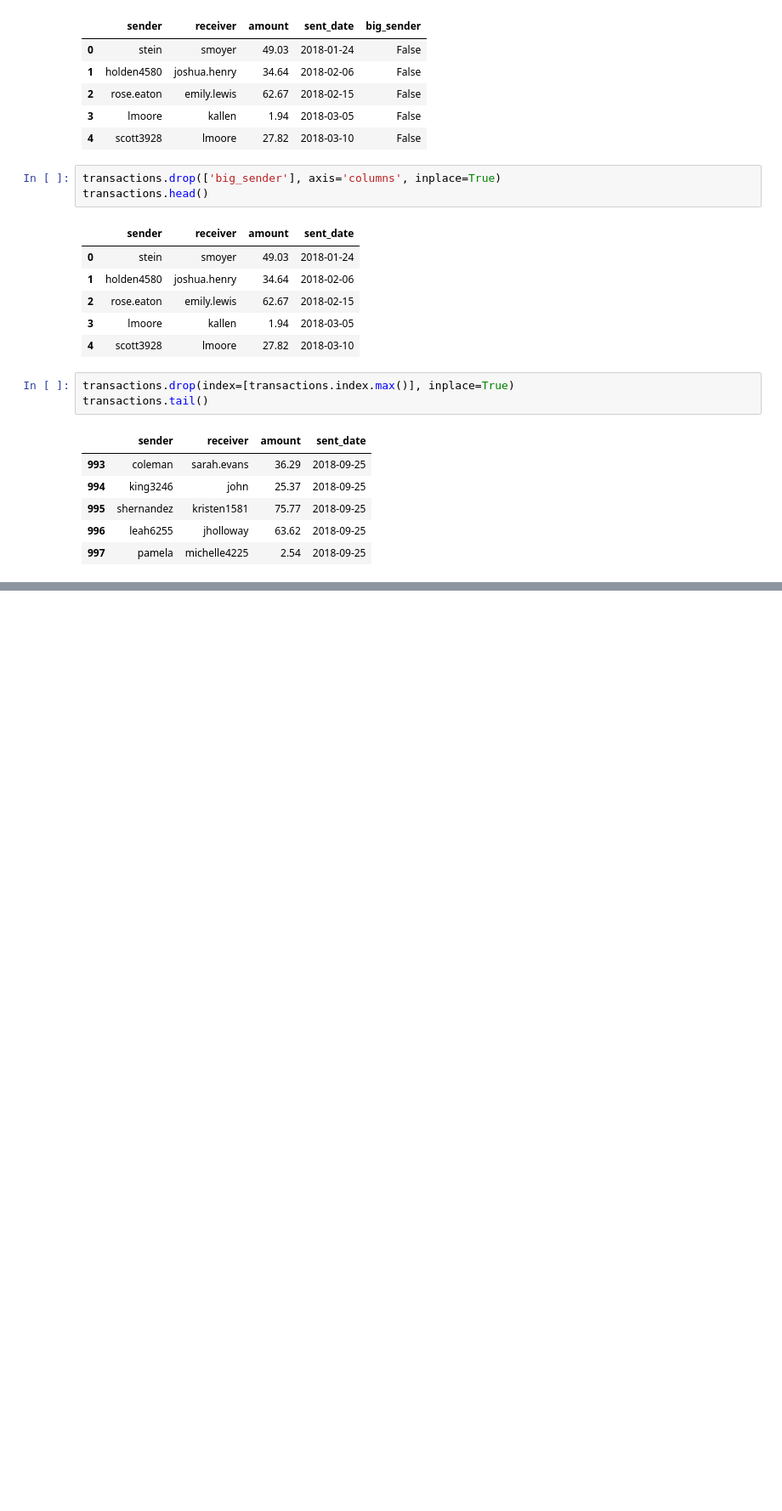
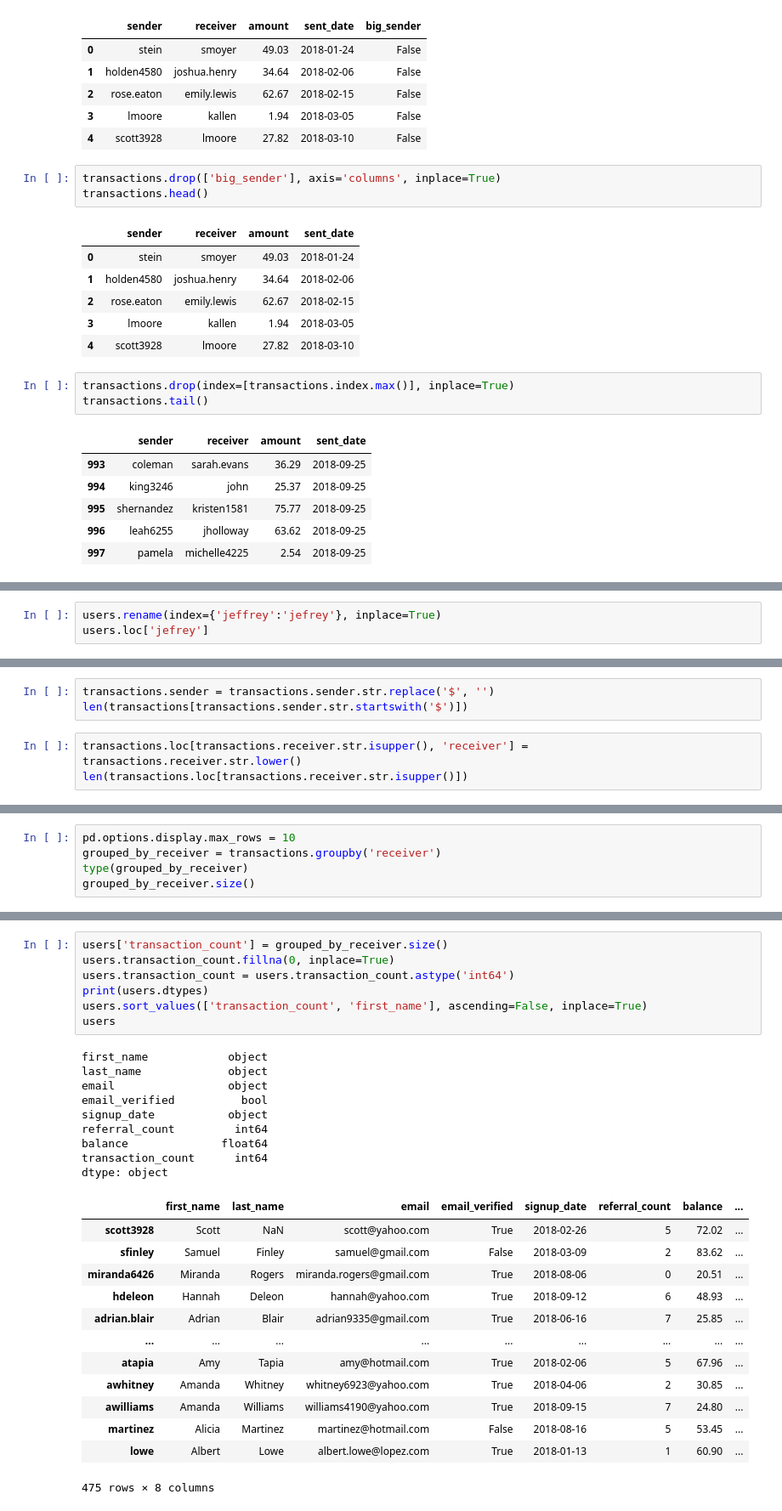
Before and after one commit to zstearman3/treehouse-pandas, a Jupyter notebook: Pandas Coding Challenge.ipynb, the cells around one changed output, grey strips where cells are left out. Shown at 85% size. Saved outputs shown, nothing was run; the diff lists cells and outputs as text; blank space fills up the shorter version.

```diff
--- a/Pandas Coding Challenge.ipynb
+++ b/Pandas Coding Challenge.ipynb
@@ -282,0 +296,3 @@ transactions.tail()
+# %%
+users.rename(index={'jeffrey':'jefrey'}, inplace=True)
+users.loc['jefrey']
@@ -282,0 +479,6 @@ transactions.tail()
+# %%
+transactions.sender = transactions.sender.str.replace('$', '')
+len(transactions[transactions.sender.str.startswith('$')])
+# %%
+transactions.loc[transactions.receiver.str.isupper(), 'receiver'] = transactions.receiver.str.lower()
+len(transactions.loc[transactions.receiver.str.isupper()])
@@ -282,0 +509,5 @@ transactions.tail()
+# %%
+pd.options.display.max_rows = 10
+grouped_by_receiver = transactions.groupby('receiver')
+type(grouped_by_receiver)
+grouped_by_receiver.size()
@@ -282,0 +562,30 @@ transactions.tail()
+# %%
+users['transaction_count'] = grouped_by_receiver.size()
+users.transaction_count.fillna(0, inplace=True)
+users.transaction_count = users.transaction_count.astype('int64')
+print(users.dtypes)
+users.sort_values(['transaction_count', 'first_name'], ascending=False, inplace=True)
+users
+# %% [output]
+first_name            object
+last_name             object
+email                 object
+email_verified          bool
+signup_date           object
+referral_count         int64
+balance              float64
+transaction_count      int64
+dtype: object
+|  | first_name | last_name | email | email_verified | signup_date | referral_count | balance | ... |
+| scott3928 | Scott | NaN | scott@yahoo.com | True | 2018-02-26 | 5 | 72.02 | ... |
+| sfinley | Samuel | Finley | samuel@gmail.com | False | 2018-03-09 | 2 | 83.62 | ... |
+| miranda6426 | Miranda | Rogers | miranda.rogers@gmail.com | True | 2018-08-06 | 0 | 20.51 | ... |
+| hdeleon | Hannah | Deleon | hannah@yahoo.com | True | 2018-09-12 | 6 | 48.93 | ... |
+| adrian.blair | Adrian | Blair | adrian9335@gmail.com | True | 2018-06-16 | 7 | 25.85 | ... |
+| ... | ... | ... | ... | ... | ... | ... | ... | ... |
+| atapia | Amy | Tapia | amy@hotmail.com | True | 2018-02-06 | 5 | 67.96 | ... |
+| awhitney | Amanda | Whitney | whitney6923@yahoo.com | True | 2018-04-06 | 2 | 30.85 | ... |
+| awilliams | Amanda | Williams | williams4190@yahoo.com | True | 2018-09-15 | 7 | 24.80 | ... |
+| martinez | Alicia | Martinez | martinez@hotmail.com | False | 2018-08-16 | 5 | 53.45 | ... |
+| lowe | Albert | Lowe | albert.lowe@lopez.com | True | 2018-01-13 | 1 | 60.90 | ... |
+475 rows × 8 columns
```
Also changed, not shown: parts of 37 cells of this notebook.
